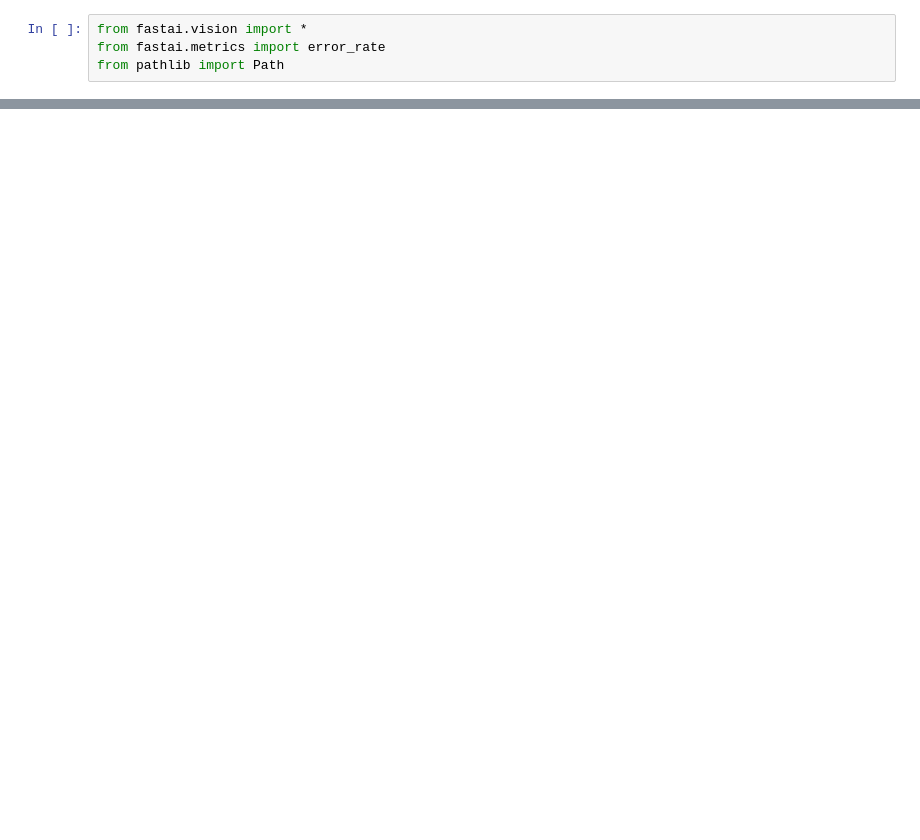
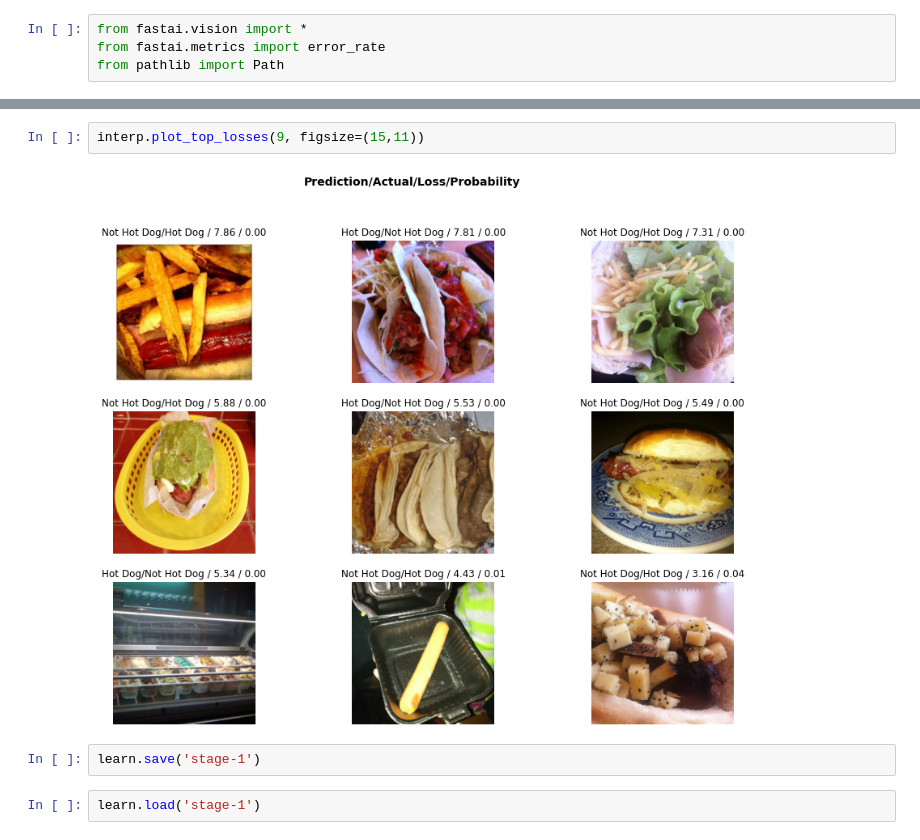
Before and after one commit to AndAmir/Seefood-Model, a Jupyter notebook: Seefood_Model.ipynb, the cells around one changed output, grey strips where cells are left out. Drawn from its saved outputs; the diff is of its cells as text; blank space fills up the shorter version.

```diff
--- a/Seefood_Model.ipynb
+++ b/Seefood_Model.ipynb
@@ -11,0 +52,8 @@ from pathlib import Path
+# %%
+interp.plot_top_losses(9, figsize=(15,11))
+# %% [output]
+[figure, added]
+# %%
+learn.save('stage-1')
+# %%
+learn.load('stage-1')
```
Also changed, not shown: parts of 16 cells of this notebook.
